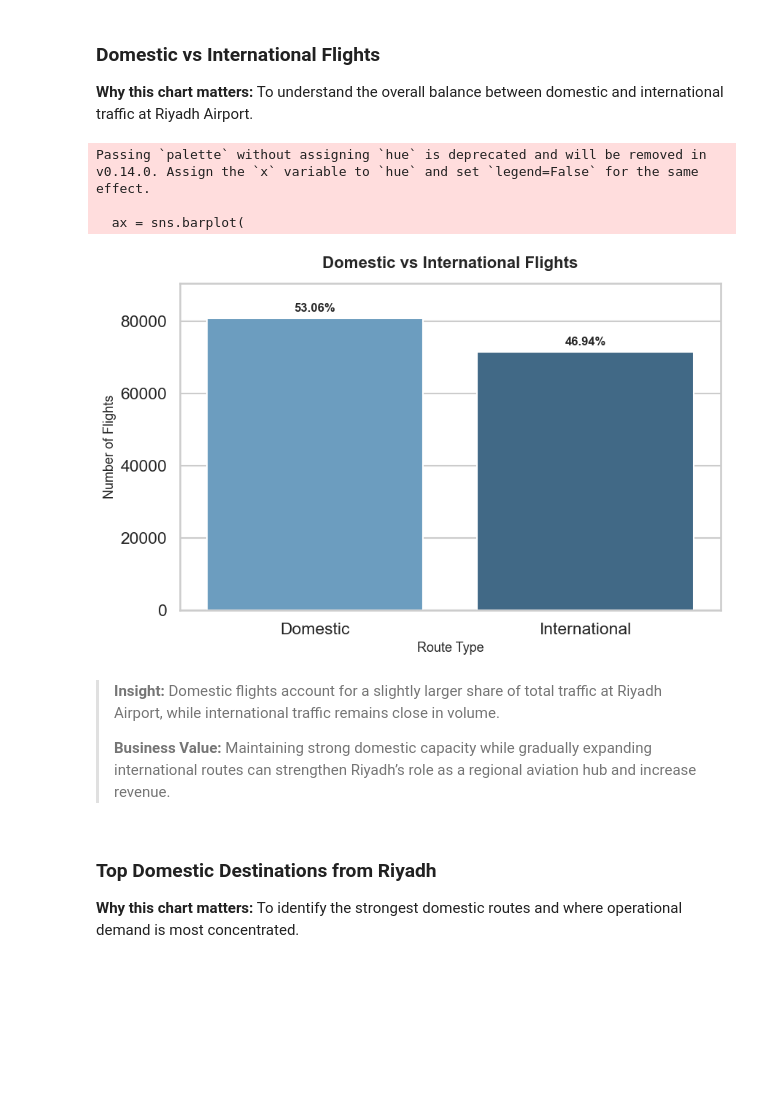
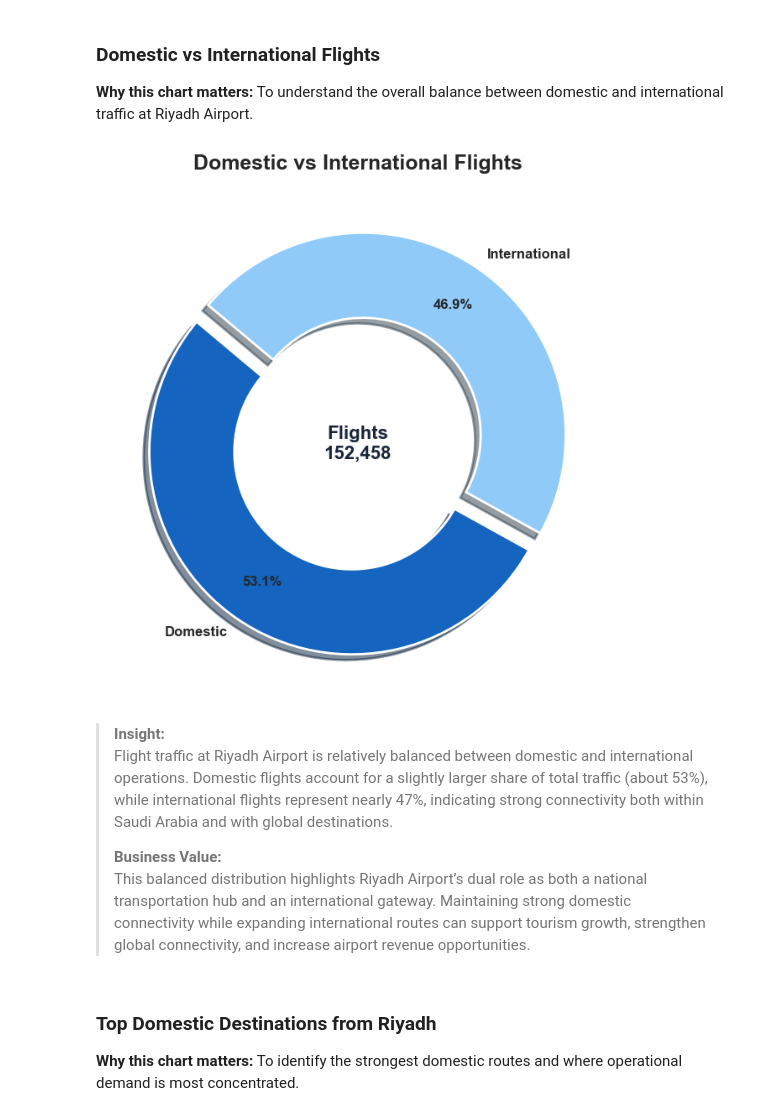
Before and after one commit to FO7S/Riyadh-Airport-Flight-Analysis, a Jupyter notebook: EDA FINAL_RUH.ipynb, the cells around one changed output. Drawn from its saved outputs; the diff is of its cells as text; code cells hidden in the pictures; blank space fills up the shorter version.

```diff
--- a/EDA FINAL_RUH.ipynb
+++ b/EDA FINAL_RUH.ipynb
@@ -261,8 +273,10 @@ df = df.drop(columns=[
     "movement.airport.timeZone",
     "status",
     "aircraft.model",
-    "codeshareStatus"
+    "codeshareStatus",
+    "isCargo"
 ])
+
 
 # Fill missing values in important categorical columns
 df["destination_airport_iata"] = df["destination_airport_iata"].fillna("Unknown")
@@ -358,47 +372,55 @@ The following visualizations are not only descriptive; each one is followed by a
 ### Domestic vs International Flights
 **Why this chart matters:** To understand the overall balance between domestic and international traffic at Riyadh Airport.
 # %%
-# Count flights by route type
+
 route_counts = df["route_type"].value_counts()
-route_percent = df["route_type"].value_counts(normalize=True).mul(100).round(2)
 
-# Create the plot
-plt.figure(figsize=(9, 6))
-ax = sns.barplot(
-    x=route_counts.index,
-    y=route_counts.values,
-    palette="Blues_d"
+colors = ["#1565C0", "#90CAF9"]
+
+fig, ax = plt.subplots(figsize=(7, 7), facecolor="white")
+
+wedges, texts, autotexts = ax.pie(
+    route_counts,
+    labels=route_counts.index,
+    autopct=lambda p: f"{p:.1f}%",
+    startangle=140,
+    colors=colors,
+    explode=[0.05] * len(route_counts),
+    shadow=True,
+    wedgeprops=dict(width=0.42, edgecolor="white", linewidth=2),
+    pctdistance=0.78,
+    labeldistance=1.08,
+    textprops=dict(fontsize=12, fontweight="bold")
 )
 
-# Add percentage labels above bars
-for i, value in enumerate(route_counts.values):
-    ax.text(
-        i,
-        value + (route_counts.max() * 0.015),
-        f"{route_percent.iloc[i]}%",
-        ha="center",
-        va="bottom",
-        fontsize=12,
-        fontweight="bold"
-    )
+# Add values inside center
+ax.text(
+    0, 0,
+    f"Flights\n{route_counts.sum():,}",
+    ha="center",
+    va="center",
+    fontsize=16,
+    fontweight="bold",
+    color="#1b263b"
+)
 
-# Add headroom above the tallest bar
-ax.set_ylim(0, route_counts.max() * 1.12)
+plt.title(
+    "Domestic vs International Flights",
+    fontsize=18,
+    fontweight="bold",
+    pad=18
+)
 
-plt.title("Domestic vs International Flights", fontsize=16, fontweight="bold", pad=15)
-plt.xlabel("Route Type", fontsize=13)
-plt.ylabel("Number of Flights", fontsize=13)
 plt.tight_layout()
 plt.show()
 # %% [output]
-Passing `palette` without assigning `hue` is deprecated and will be removed in v0.14.0. Assign the `x` variable to `hue` and set `legend=False` for the same effect.
-
-  ax = sns.barplot(
-[figure, old version]
+[figure, new version]
 # %% [markdown]
-> **Insight:** Domestic flights account for a slightly larger share of total traffic at Riyadh Airport, while international traffic remains close in volume.
+> **Insight:**
+> Flight traffic at Riyadh Airport is relatively balanced between domestic and international operations. Domestic flights account for a slightly larger share of total traffic (about 53%), while international flights represent nearly 47%, indicating strong connectivity both within Saudi Arabia and with global destinations.
 >
-> **Business Value:** Maintaining strong domestic capacity while gradually expanding international routes can strengthen Riyadh’s role as a regional aviation hub and increase revenue.
+> **Business Value:**
+> This balanced distribution highlights Riyadh Airport’s dual role as both a national transportation hub and an international gateway. Maintaining strong domestic connectivity while expanding international routes can support tourism growth, strengthen global connectivity, and increase airport revenue opportunities.
 # %% [markdown]
 ### Top Domestic Destinations from Riyadh
 **Why this chart matters:** To identify the strongest domestic routes and where operational demand is most concentrated.
```
Also changed, not shown: parts of 13 cells of this notebook.
